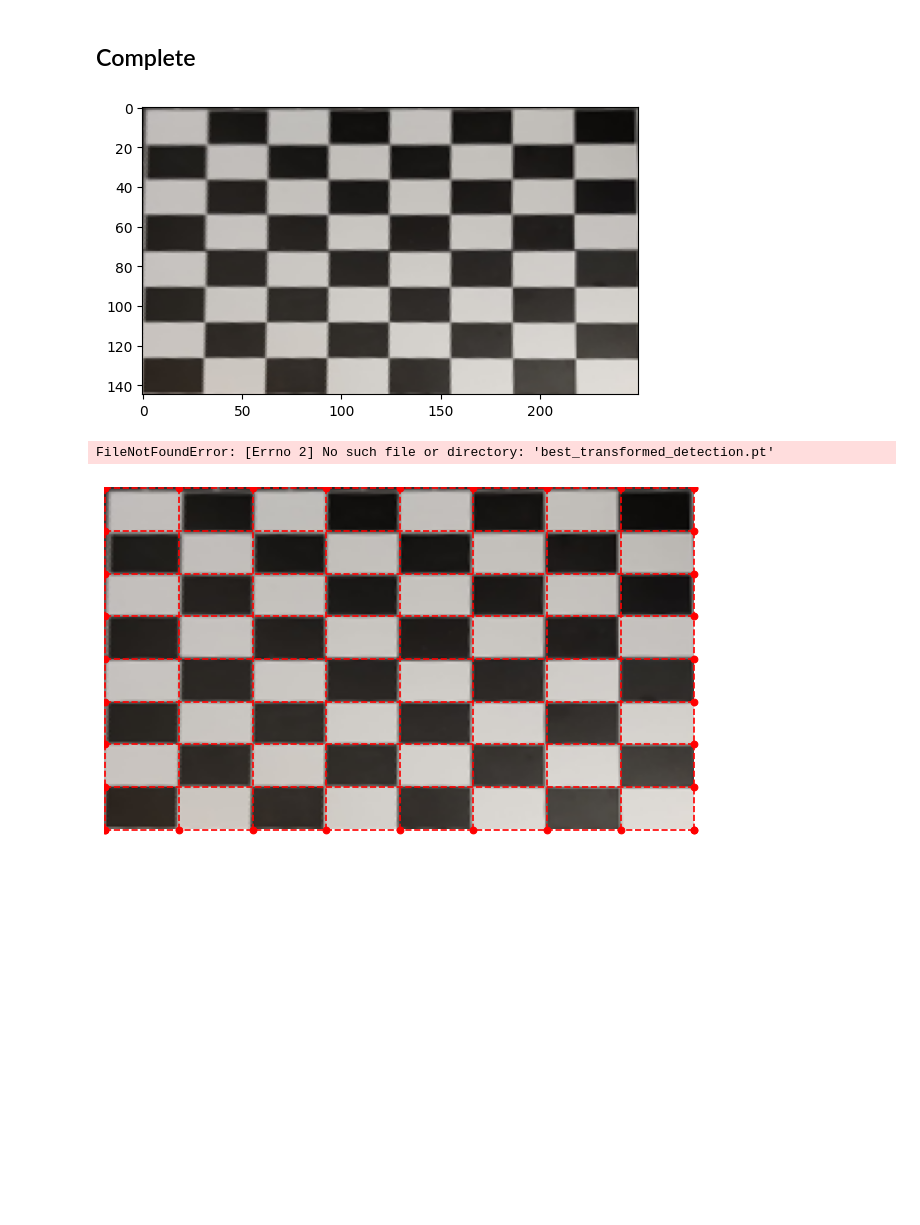
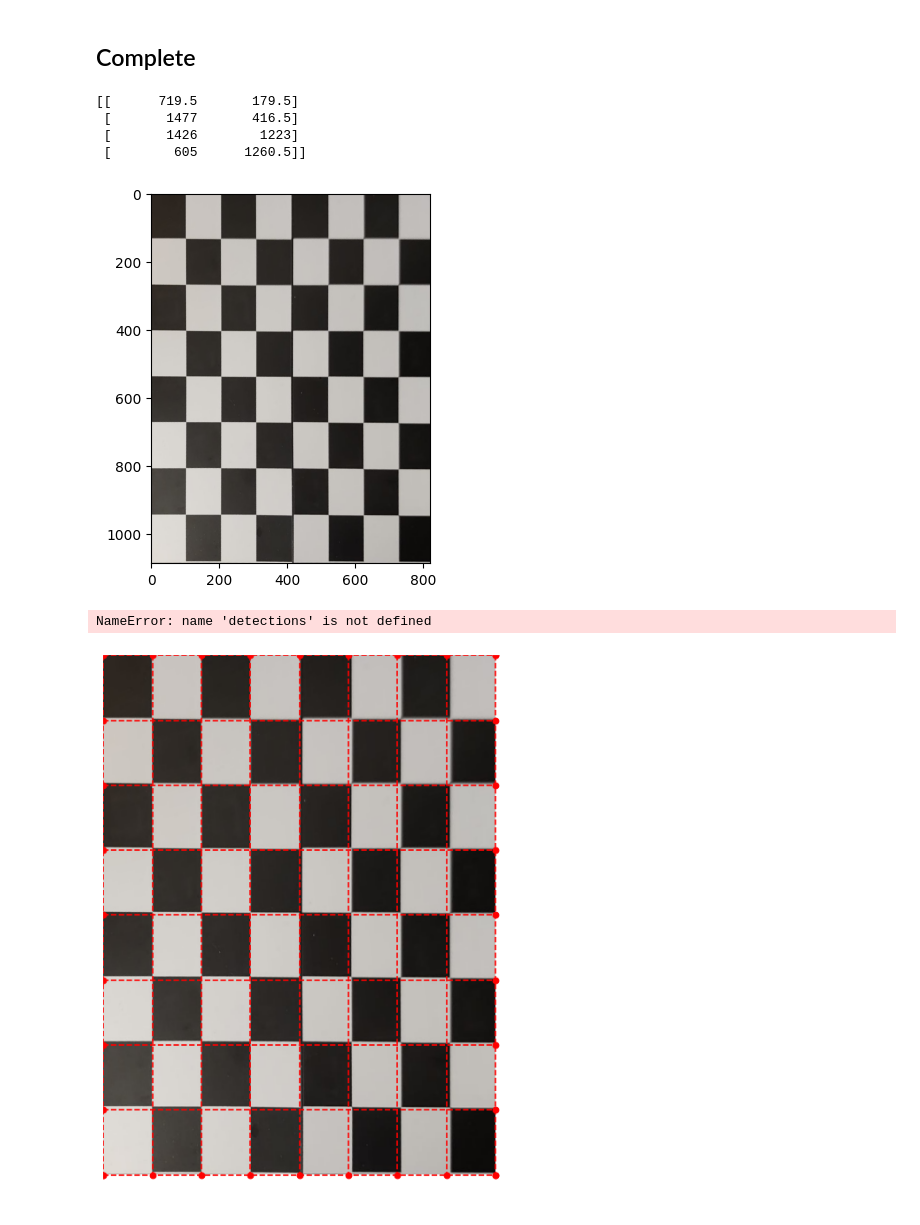
Before and after one commit to avbalsam/ChessNET, a Jupyter notebook: app.ipynb, the cells around one changed output. Cells and saved outputs as stored; diff of their text form; code cells hidden in the pictures; blank space fills up the shorter version.

Commit message:
g
origin
added all this stuff and things

git commit

```diff
--- a/app.ipynb
+++ b/app.ipynb
@@ -8,6 +8,4 @@
 # %%
-from ultralytics import YOLO
-
 from matplotlib.pyplot import figure
 import matplotlib.image as image
 from matplotlib import pyplot as plt
@@ -21,3 +19,15 @@ from PIL import Image
 import cv2
 
 from shapely.geometry import Polygon
+import torch
+import torch.nn as nn
+import torchvision
+import torchvision.transforms as transforms
+from inference_sdk import InferenceHTTPClient
+import torch.nn.functional as F
+import torch.optim as optim
+import torchvision.transforms as transforms
+
+from inference import get_model
+
+corner_model = get_model(model_id="chessnet-corner/1", api_key = "BH54WGNf3SHi0kl69JH0")
@@ -93,10 +172,14 @@ def detect_corners(image_filename, latent_size, show_image = False):
 # %%
 # perspective transforms an image with four given corners
 
-def four_point_transform(image, pts, latent_size):
+def four_point_transform(image, pts):
 
-    img = Image.open(image).resize(latent_size)
-    image = asarray(img)
+    img = Image.open(image)
+    #image = asarray(img)
+
+    rotated_img = img.rotate(-90, expand=True)
+    image = asarray(rotated_img)
+
     rect = order_points(pts)
     (tl, tr, br, bl) = rect
 
@@ -122,7 +205,8 @@ def four_point_transform(image, pts, latent_size):
     M = cv2.getPerspectiveTransform(rect, dst)
     warped = cv2.warpPerspective(image, M, (maxWidth, maxHeight))
 
-    img = Image.fromarray(warped, "RGB")
+    img = Image.fromarray(warped)
+    #img = Image.fromarray(warped, "RGB") #to make it black and white as original
     # img.show()
     # return the warped image
     return img
@@ -236,18 +273,19 @@ import numpy as np
 
 image = 'images/test2.jpeg'
 
-latent_size = (350,350)
+#latent_size = (350,350)
 
-corners = detect_corners(image, latent_size)
+corners = detect_corners(image)
+print(corners)
 
-transformed_image = four_point_transform(image, corners, latent_size)
+transformed_image = four_point_transform(image, corners)
 
 plt.imshow(transformed_image)
 plt.show()
 
 ptsT, ptsL = plot_grid_on_transformed_image(transformed_image)
 
-detections, boxes = chess_pieces_detector(transformed_image)
+#detections, boxes = chess_pieces_detector(transformed_image)
 
 #calculate the grid
 
@@ -348,33 +386,37 @@ h1 = np.array([[xH,y2], [xI, y2], [xI, y1], [xH, y1]])
 # transforms the squares to write FEN
 
 FEN_annotation = [[a8, b8, c8, d8, e8, f8, g8, h8],
                 [a7, b7, c7, d7, e7, f7, g7, h7],
                 [a6, b6, c6, d6, e6, f6, g6, h6],
                 [a5, b5, c5, d5, e5, f5, g5, h5],
                 [a4, b4, c4, d4, e4, f4, g4, h4],
                 [a3, b3, c3, d3, e3, f3, g3, h3],
                 [a2, b2, c2, d2, e2, f2, g2, h2],
                 [a1, b1, c1, d1, e1, f1, g1, h1]]
 
 board_FEN = []
 corrected_FEN = []
 complete_board_FEN = []
 
 for line in FEN_annotation:
     line_to_FEN = []
     for square in line:
         piece_on_square = connect_square_to_detection(detections, square)
         line_to_FEN.append(piece_on_square)
     corrected_FEN = [i.replace('empty', '1') for i in line_to_FEN]
     print(corrected_FEN)
     board_FEN.append(corrected_FEN)
 
 complete_board_FEN = [''.join(line) for line in board_FEN]
 
 to_FEN = '/'.join(complete_board_FEN)
 
 print("https://lichess.org/analysis/"+to_FEN)
 # %% [output]
+[[      719.5       179.5]
+ [       1477       416.5]
+ [       1426        1223]
+ [        605      1260.5]]
-[figure, old version]
+[figure, new version]
-FileNotFoundError: [Errno 2] No such file or directory: 'best_transformed_detection.pt'
+NameError: name 'detections' is not defined
-[figure, old version]
+[figure, new version]
```
Also changed, not shown: parts of 10 cells of this notebook.
